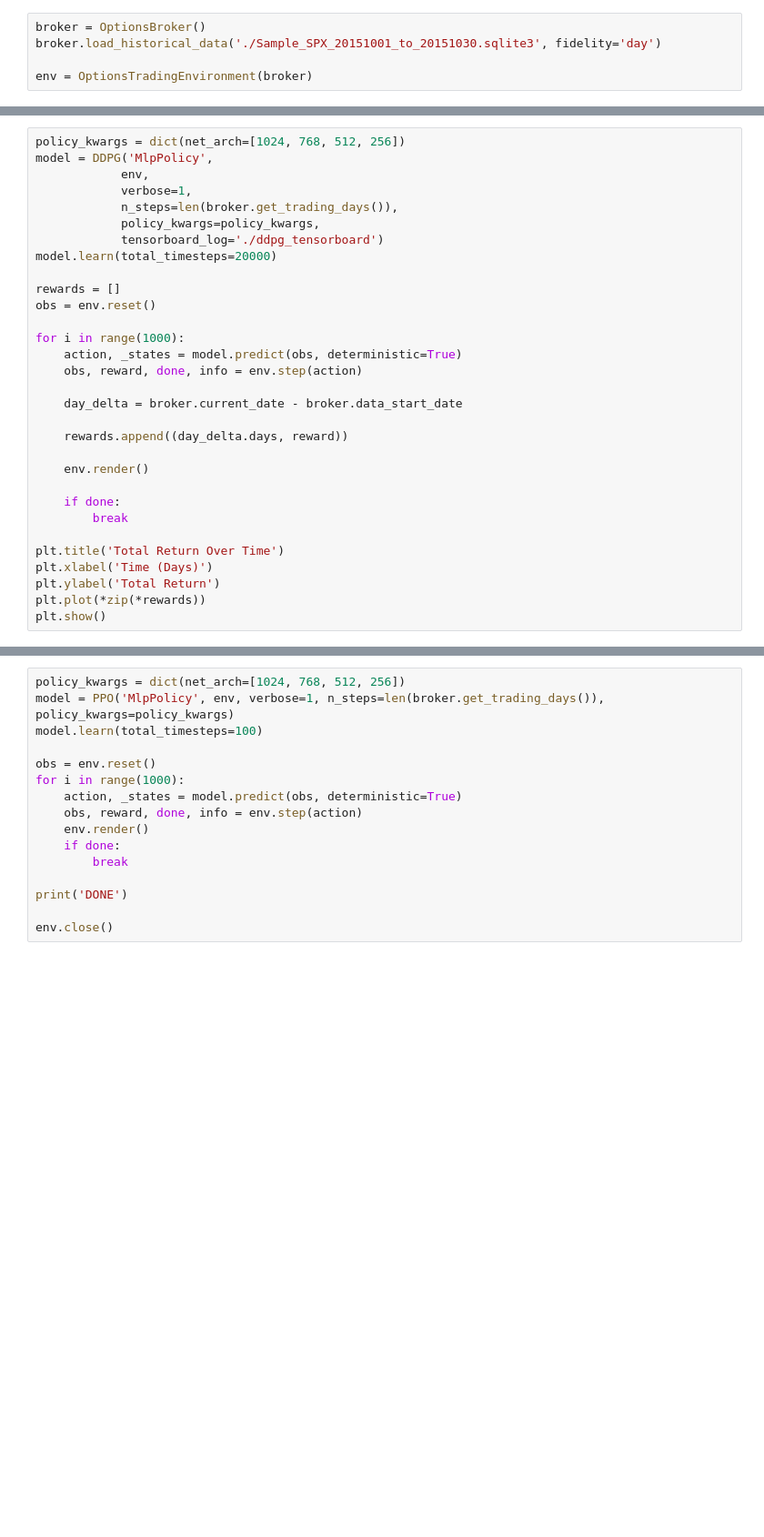
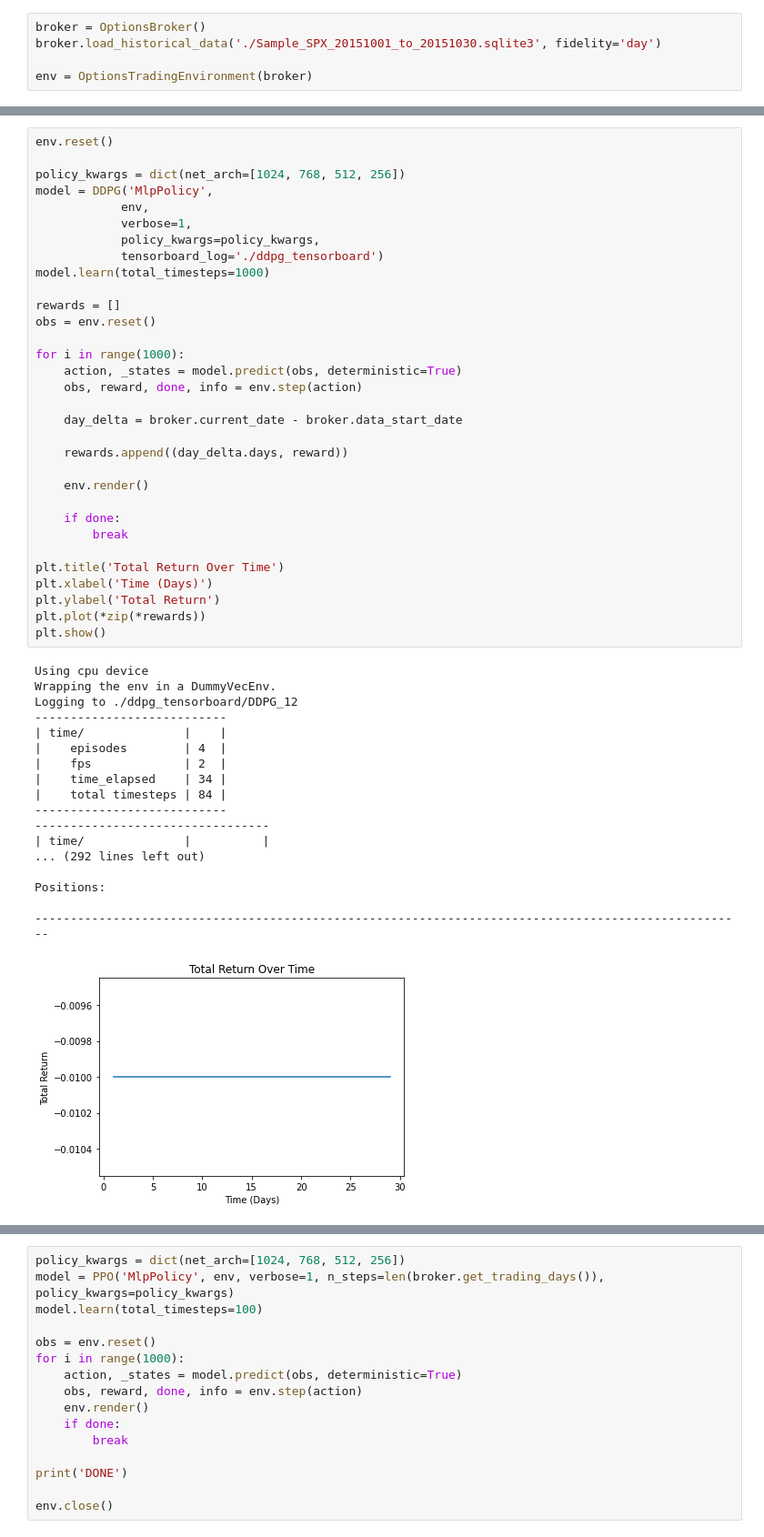
Before and after one commit to chriskinzel/rl-options-trading, a Jupyter notebook: main.ipynb, the cells around one changed output, grey strips where cells are left out. Shown at 91% size. Cells and saved outputs as stored; diff of their text form; blank space fills up the shorter version.

```diff
--- a/main.ipynb
+++ b/main.ipynb
@@ -60,32 +61,52 @@ Logging to ./ppo_tensorboard/PPO_3
 # %%
+env.reset()
+
 policy_kwargs = dict(net_arch=[1024, 768, 512, 256])
 model = DDPG('MlpPolicy',
             env,
             verbose=1,
-            n_steps=len(broker.get_trading_days()),
             policy_kwargs=policy_kwargs,
             tensorboard_log='./ddpg_tensorboard')
-model.learn(total_timesteps=20000)
+model.learn(total_timesteps=1000)
 
 rewards = []
 obs = env.reset()
 
 for i in range(1000):
     action, _states = model.predict(obs, deterministic=True)
     obs, reward, done, info = env.step(action)
 
     day_delta = broker.current_date - broker.data_start_date
 
     rewards.append((day_delta.days, reward))
 
     env.render()
 
     if done:
         break
 
 plt.title('Total Return Over Time')
 plt.xlabel('Time (Days)')
 plt.ylabel('Total Return')
 plt.plot(*zip(*rewards))
 plt.show()
+# %% [output]
+Using cpu device
+Wrapping the env in a DummyVecEnv.
+Logging to ./ddpg_tensorboard/DDPG_12
+---------------------------
+| time/              |    |
+|    episodes        | 4  |
+|    fps             | 2  |
+|    time_elapsed    | 34 |
+|    total timesteps | 84 |
+---------------------------
+---------------------------------
+| time/              |          |
+... (292 lines left out)
+
+Positions:
+
+----------------------------------------------------------------------------------------------------
+[figure, added]
 # %%
```
Also changed, not shown: parts of 8 cells of this notebook, 2 other files.
